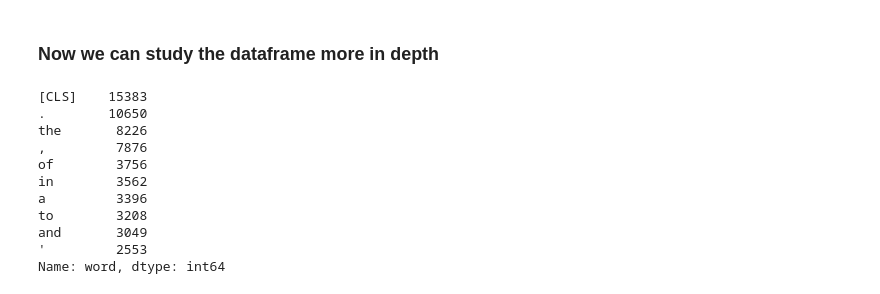
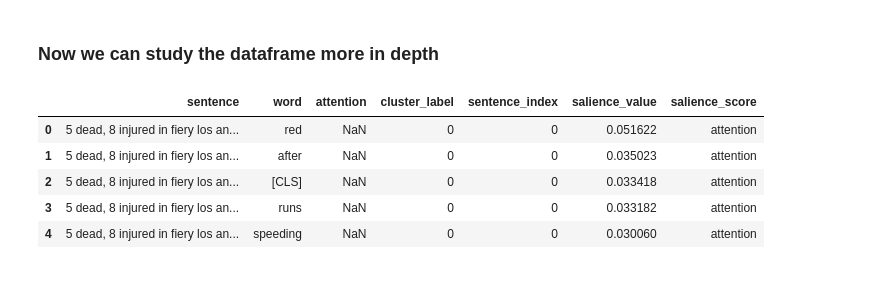
Before and after one commit to marc-gav/MasterThesis, a Jupyter notebook: study_dataset.ipynb, the cells around one changed output. Saved outputs shown, nothing was run; the diff lists cells and outputs as text; code cells hidden in the pictures.

```diff
--- a/study_dataset.ipynb
+++ b/study_dataset.ipynb
@@ -20,23 +22,12 @@ The dataset contains top 10 words with highest salience score.
 The dataset vocabulary size is 12076.
 # %% [markdown]
 ### Now we can study the dataframe more in depth
-# %%
-words = df["word"]
-
-# histogram of the frequency of words
-count = df.groupby("word").count()
-import matplotlib.pyplot as plt
-
-plt.hist(count["cluster"], bins=100)
-# %% [output]
-[CLS]    15383
-.        10650
-the       8226
-,         7876
-of        3756
-in        3562
-a         3396
-to        3208
-and       3049
-'         2553
-Name: word, dtype: int64
+# %%
+df.head()
+# %% [output]
+|  | sentence | word | attention | cluster_label | sentence_index | salience_value | salience_score |
+| 0 | 5 dead, 8 injured in fiery los an... | red | NaN | 0 | 0 | 0.051622 | attention |
+| 1 | 5 dead, 8 injured in fiery los an... | after | NaN | 0 | 0 | 0.035023 | attention |
+| 2 | 5 dead, 8 injured in fiery los an... | [CLS] | NaN | 0 | 0 | 0.033418 | attention |
+| 3 | 5 dead, 8 injured in fiery los an... | runs | NaN | 0 | 0 | 0.033182 | attention |
+| 4 | 5 dead, 8 injured in fiery los an... | speeding | NaN | 0 | 0 | 0.030060 | attention |
```
Also changed, not shown: parts of 7 cells of this notebook, 1 other file.
